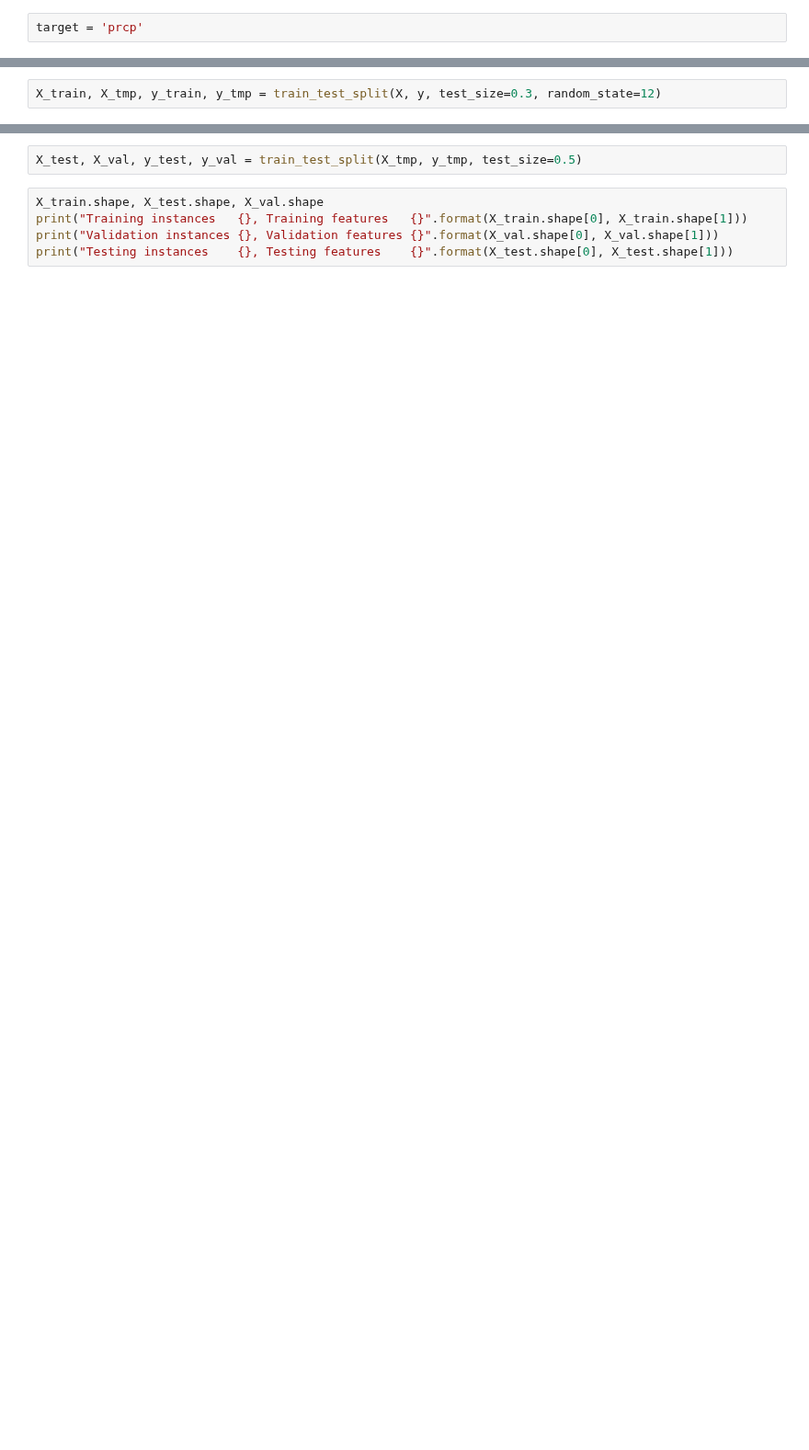
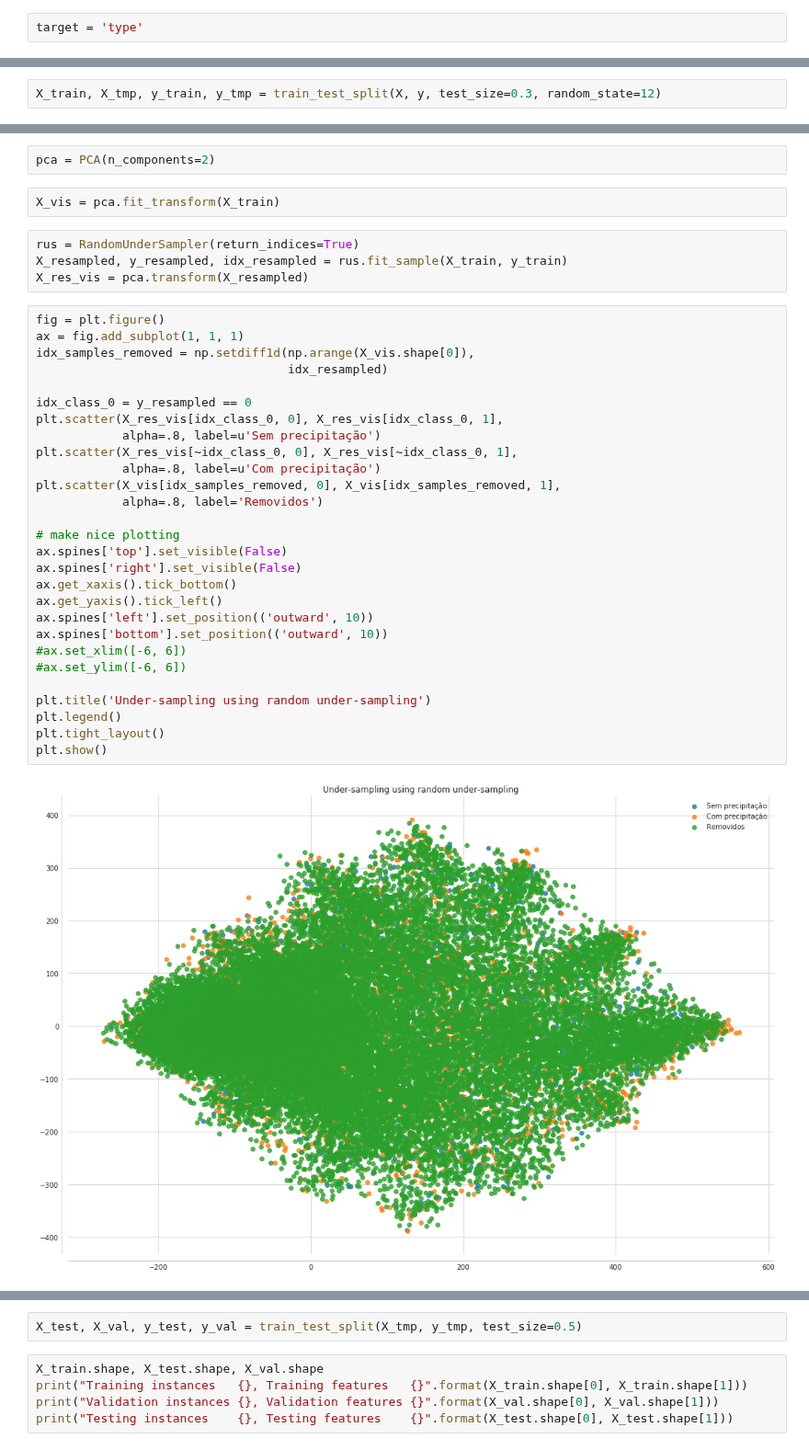
Before and after one commit to dedeco/bigclima-project, a Jupyter notebook: notebooks/graphs-zarate-nn1.ipynb, the cells around one changed output, grey strips where cells are left out. Shown at 92% size. Drawn from its saved outputs; the diff is of its cells as text; blank space fills up the shorter version.

```diff
--- a/notebooks/graphs-zarate-nn1.ipynb
+++ b/notebooks/graphs-zarate-nn1.ipynb
@@ -388,2 +406,2 @@ from sklearn.model_selection import train_test_split
 # %%
-target = 'prcp'
+target = 'type'
@@ -416 +430,39 @@ X_train, X_tmp, y_train, y_tmp = train_test_split(X, y, test_size=0.3, random_st
+# %%
+pca = PCA(n_components=2)
+# %%
+X_vis = pca.fit_transform(X_train)
+# %%
+rus = RandomUnderSampler(return_indices=True)
+X_resampled, y_resampled, idx_resampled = rus.fit_sample(X_train, y_train)
+X_res_vis = pca.transform(X_resampled)
+# %%
+fig = plt.figure()
+ax = fig.add_subplot(1, 1, 1)
+idx_samples_removed = np.setdiff1d(np.arange(X_vis.shape[0]),
+                                   idx_resampled)
+
+idx_class_0 = y_resampled == 0
+plt.scatter(X_res_vis[idx_class_0, 0], X_res_vis[idx_class_0, 1],
+            alpha=.8, label=u'Sem precipitação')
+plt.scatter(X_res_vis[~idx_class_0, 0], X_res_vis[~idx_class_0, 1],
+            alpha=.8, label=u'Com precipitação')
+plt.scatter(X_vis[idx_samples_removed, 0], X_vis[idx_samples_removed, 1],
+            alpha=.8, label='Removidos')
+
+# make nice plotting
+ax.spines['top'].set_visible(False)
+ax.spines['right'].set_visible(False)
+ax.get_xaxis().tick_bottom()
+ax.get_yaxis().tick_left()
+ax.spines['left'].set_position(('outward', 10))
+ax.spines['bottom'].set_position(('outward', 10))
+#ax.set_xlim([-6, 6])
+#ax.set_ylim([-6, 6])
+
+plt.title('Under-sampling using random under-sampling')
+plt.legend()
+plt.tight_layout()
+plt.show()
+# %% [output]
+[figure, added]
 # %%
```
Also changed, not shown: parts of 41 cells of this notebook.
